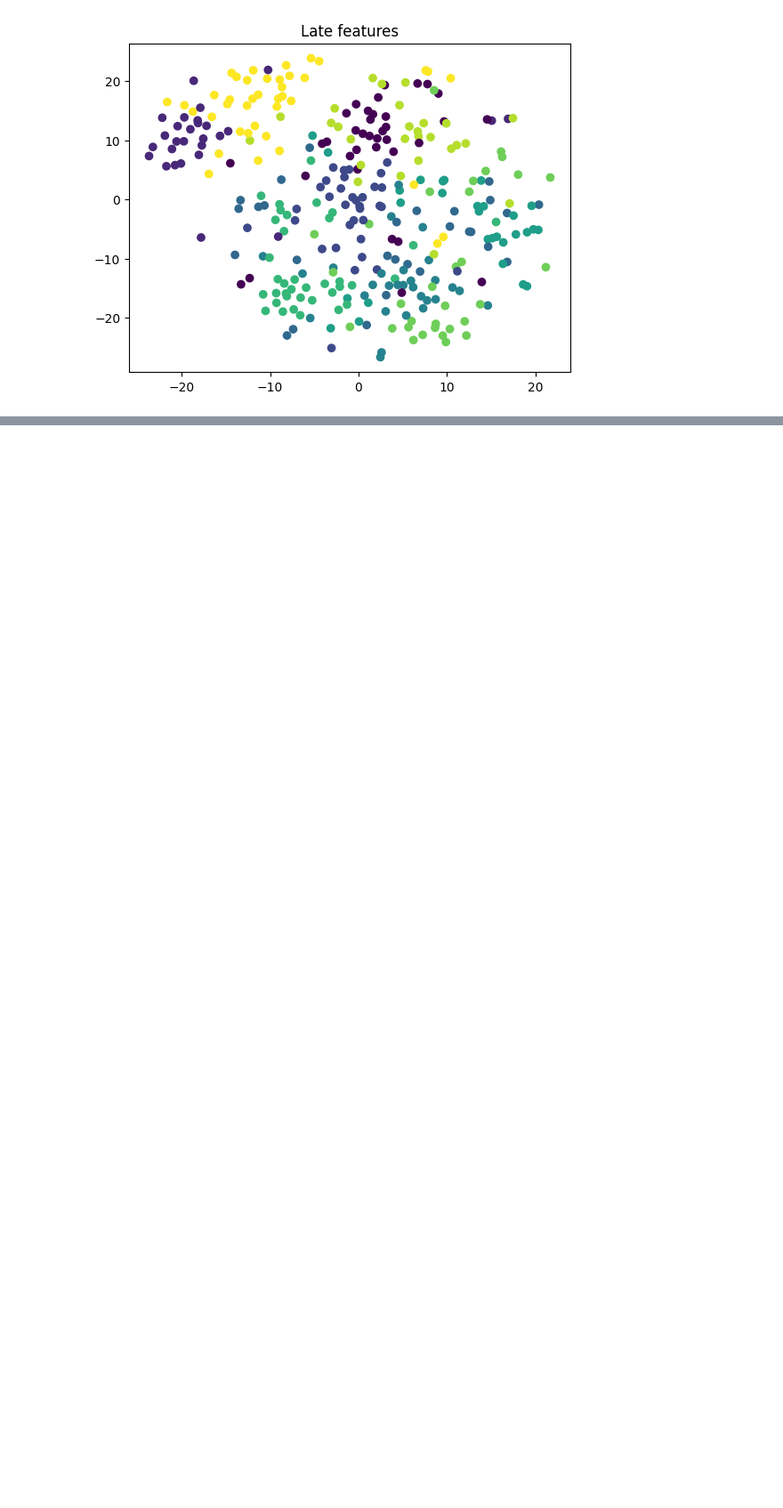
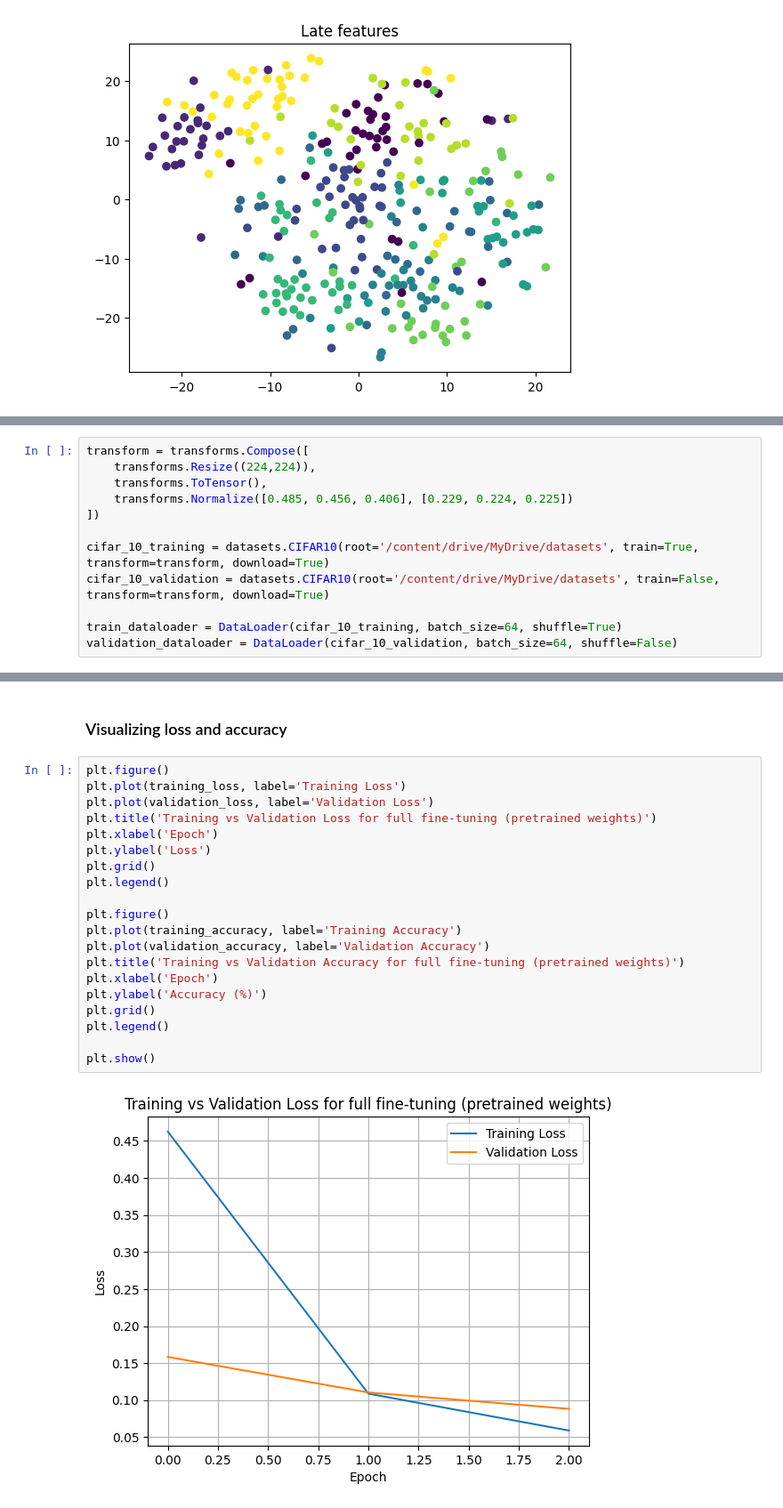
Before and after one commit to hyderchaudhry/28100041-PA0, a Jupyter notebook: src/task1.ipynb, the cells around one changed output, grey strips where cells are left out. Shown at 89% size. Drawn from its saved outputs; the diff is of its cells as text; blank space fills up the shorter version.

```diff
--- a/src/task1.ipynb
+++ b/src/task1.ipynb
@@ -378,0 +383,12 @@ plt.show()
+# %%
+transform = transforms.Compose([
+    transforms.Resize((224,224)),
+    transforms.ToTensor(),
+    transforms.Normalize([0.485, 0.456, 0.406], [0.229, 0.224, 0.225])
+])
+
+cifar_10_training = datasets.CIFAR10(root='/content/drive/MyDrive/datasets', train=True, transform=transform, download=True)
+cifar_10_validation = datasets.CIFAR10(root='/content/drive/MyDrive/datasets', train=False, transform=transform, download=True)
+
+train_dataloader = DataLoader(cifar_10_training, batch_size=64, shuffle=True)
+validation_dataloader = DataLoader(cifar_10_validation, batch_size=64, shuffle=False)
@@ -378,0 +484,24 @@ plt.show()
+# %% [markdown]
+### Visualizing loss and accuracy
+# %%
+plt.figure()
+plt.plot(training_loss, label='Training Loss')
+plt.plot(validation_loss, label='Validation Loss')
+plt.title('Training vs Validation Loss for full fine-tuning (pretrained weights)')
+plt.xlabel('Epoch')
+plt.ylabel('Loss')
+plt.grid()
+plt.legend()
+
+plt.figure()
+plt.plot(training_accuracy, label='Training Accuracy')
+plt.plot(validation_accuracy, label='Validation Accuracy')
+plt.title('Training vs Validation Accuracy for full fine-tuning (pretrained weights)')
+plt.xlabel('Epoch')
+plt.ylabel('Accuracy (%)')
+plt.grid()
+plt.legend()
+
+plt.show()
+# %% [output]
+[figure, added]
```
Also changed, not shown: parts of 18 cells of this notebook.
